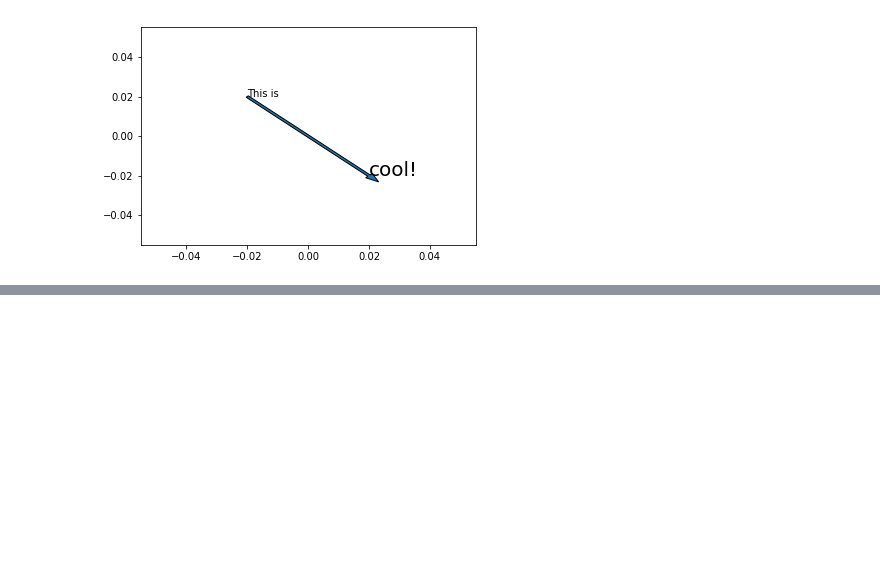
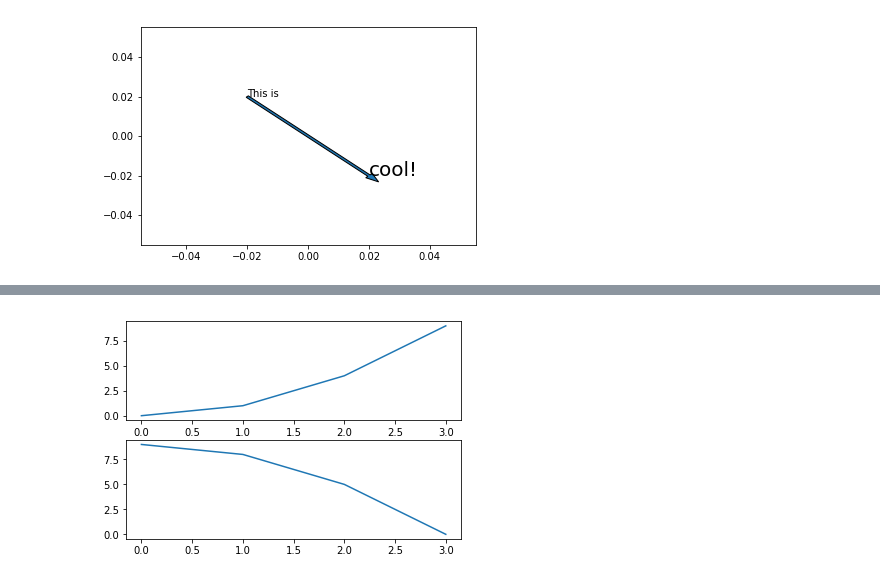
Before and after one commit to RohanBh/learning-python, a Jupyter notebook: exploring-scientific-libraries.ipynb, the cells around one changed output, grey strips where cells are left out. Saved outputs shown, nothing was run; the diff lists cells and outputs as text; code cells hidden in the pictures; blank space fills up the shorter version.

```diff
--- a/exploring-scientific-libraries.ipynb
+++ b/exploring-scientific-libraries.ipynb
@@ -972,0 +1051,9 @@ plt.show()
+# %%
+fig = plt.figure()
+ax1 = fig.add_subplot(211)
+ax1.plot(np.arange(4), np.arange(4) ** 2) # Axes.plot is totally similar to pyplot.plot
+ax2 = fig.add_subplot(212) # returns the already made subplot, this behavior is deprecated
+ax2.plot(np.arange(4), 9 - np.arange(4) ** 2)
+plt.show()
+# %% [output]
+[figure, added]
```
Also changed, not shown: parts of 19 cells of this notebook.
